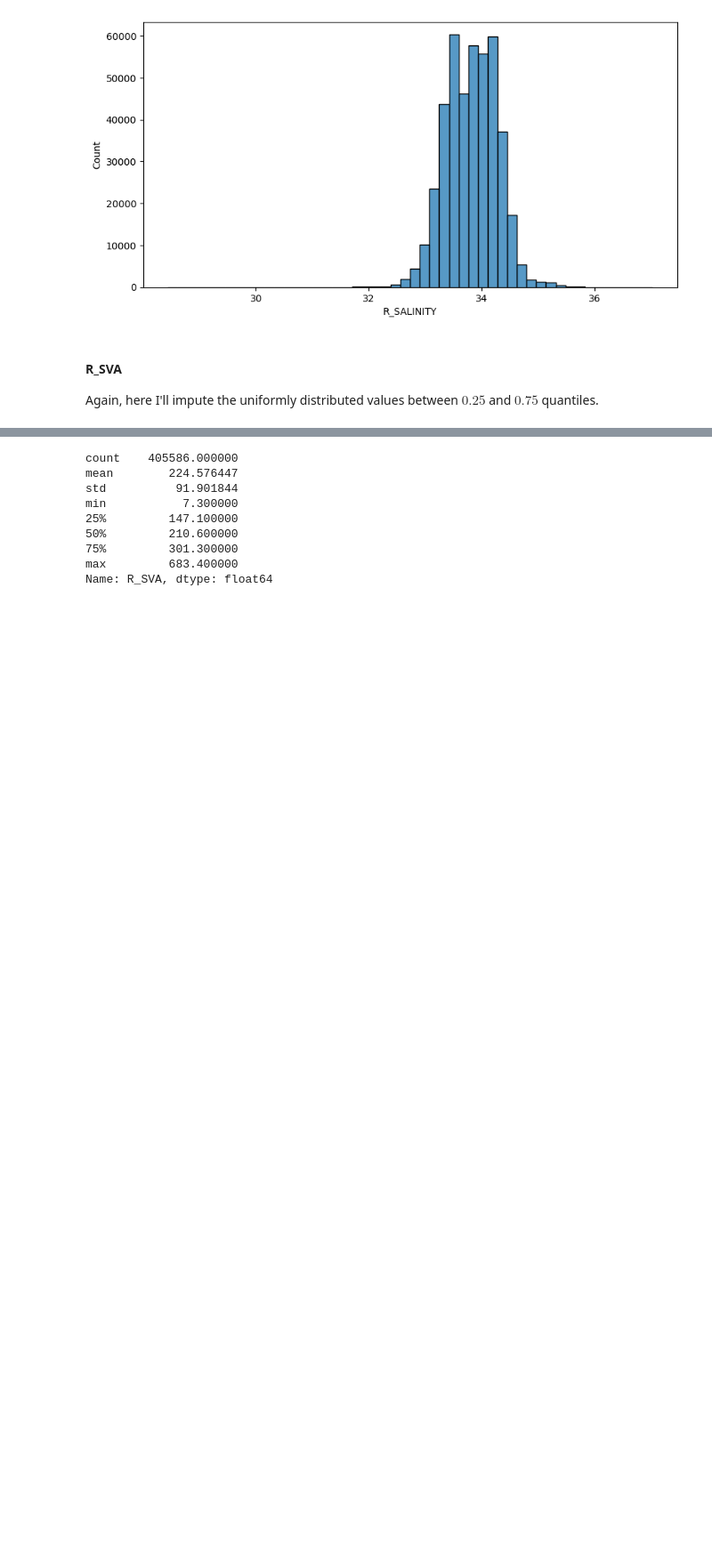
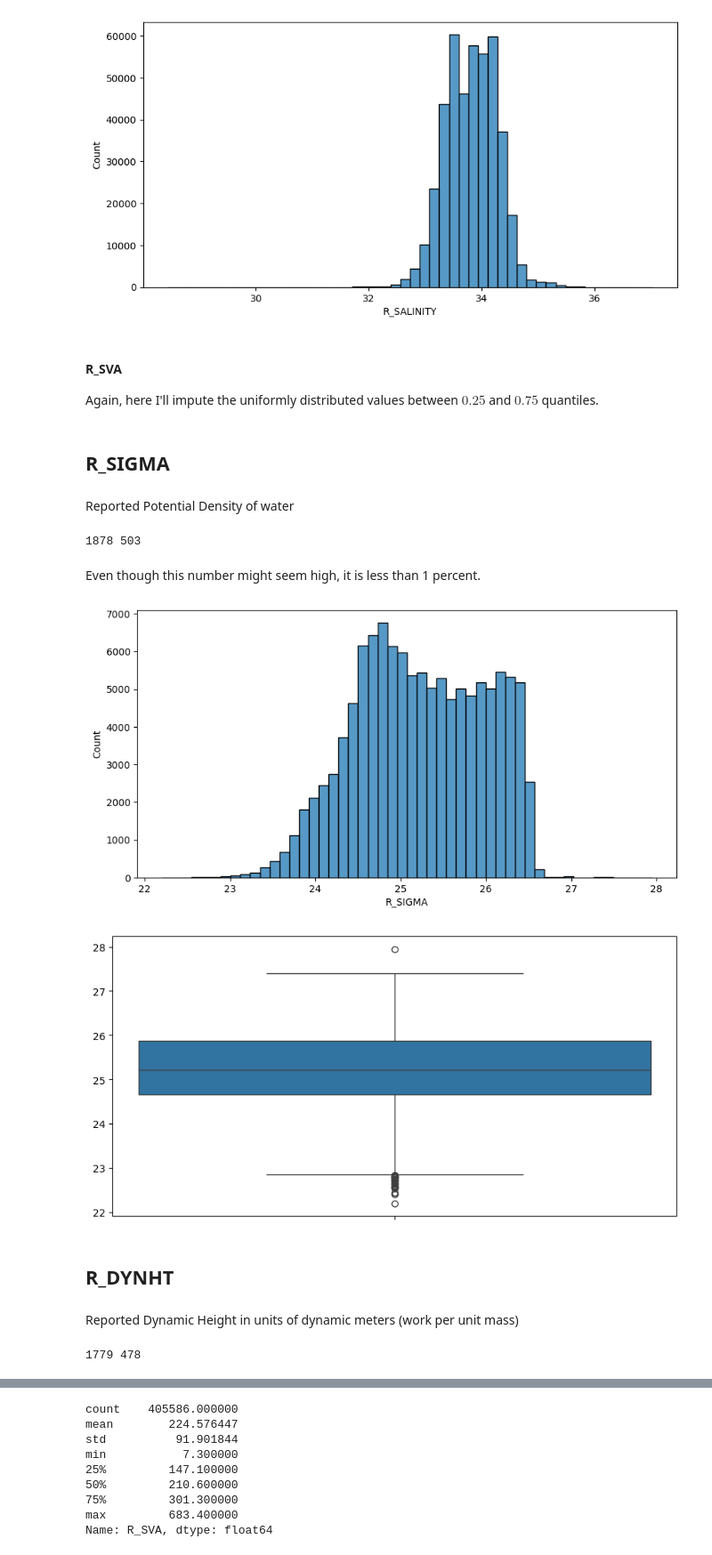
Before and after one commit to AndreiShelest/CalCOFI, a Jupyter notebook: notebooks/02.split-impute-explore.ipynb, the cells around one changed output, grey strips where cells are left out. Shown at 89% size. Cells and saved outputs as stored; diff of their text form; code cells hidden in the pictures; blank space fills up the shorter version.

```diff
--- a/notebooks/02.split-impute-explore.ipynb
+++ b/notebooks/02.split-impute-explore.ipynb
@@ -190,3 +190,27 @@ hist_plot(bottle_df_train['R_SALINITY'])
 #### R_SVA
 
 Again, here I'll impute the uniformly distributed values between $0.25$ and $0.75$ quantiles.
+# %% [markdown]
+## R_SIGMA
+# %% [markdown]
+Reported Potential Density of water
+# %%
+print(bottle_df_train['R_SIGMA'].isnull().sum(), bottle_df_test['R_SIGMA'].isnull().sum())
+# %% [output]
+1878 503
+# %% [markdown]
+Even though this number might seem high, it is less than 1 percent.
+# %%
+hist_plot(bottle_df_train['R_SIGMA'])
+box_plot(bottle_df_train['R_SIGMA'])
+# %% [output]
+[figure, added]
+[figure, added]
+# %% [markdown]
+## R_DYNHT
+# %% [markdown]
+Reported Dynamic Height in units of dynamic meters (work per unit mass)
+# %%
+print(bottle_df_train['R_DYNHT'].isnull().sum(), bottle_df_test['R_DYNHT'].isnull().sum())
+# %% [output]
+1779 478
```
Also changed, not shown: parts of 14 cells of this notebook.
